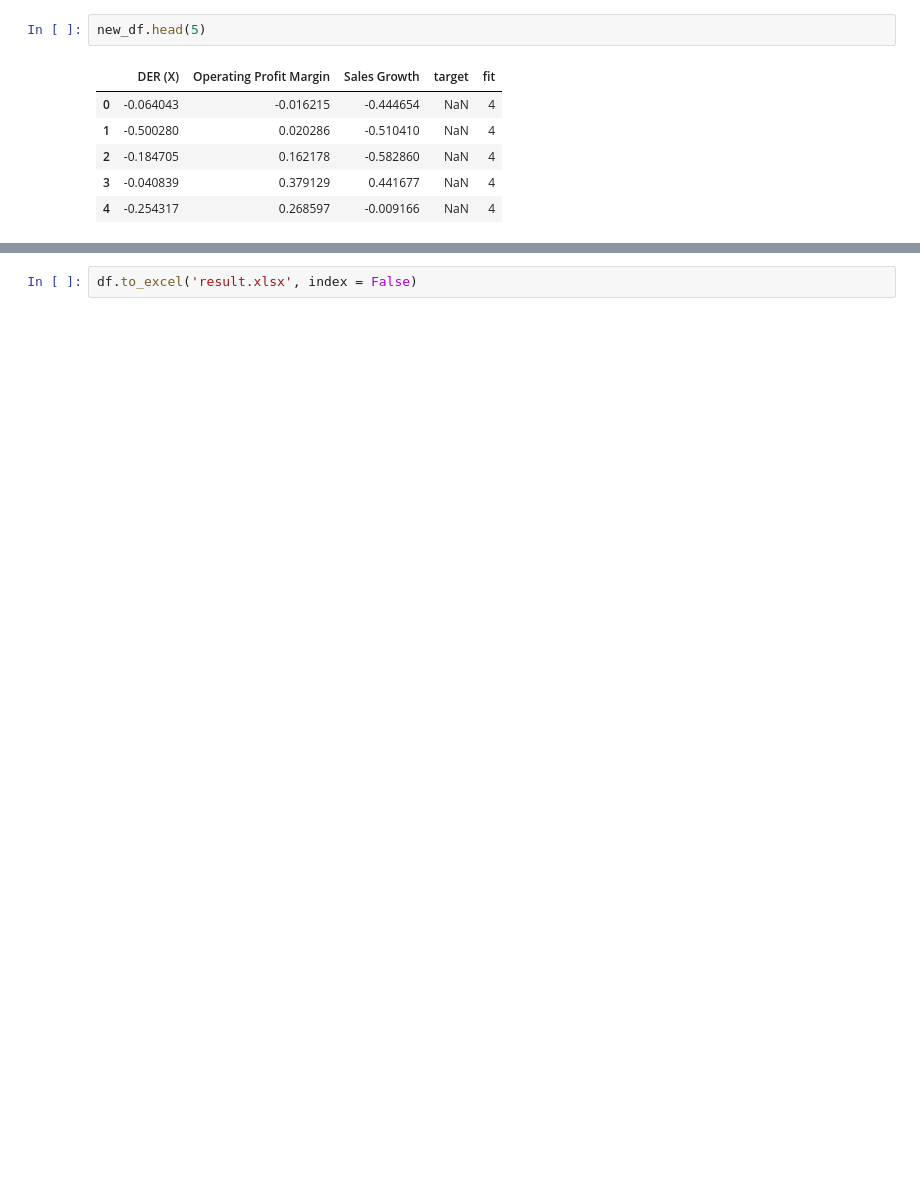
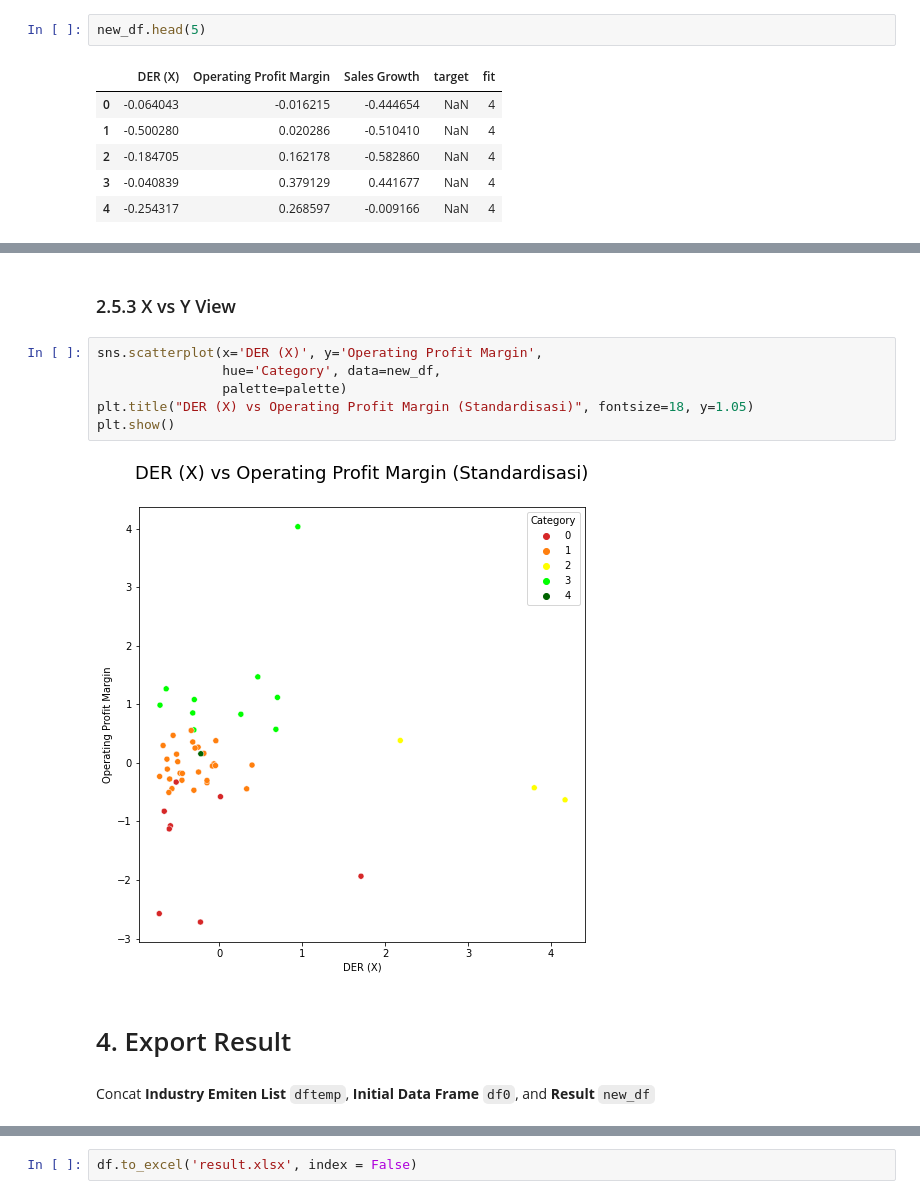
Before and after one commit to jheikal/Finance_DataScience-CLustering_Industries1, a Jupyter notebook: kmeans-3var.ipynb, the cells around one changed output, grey strips where cells are left out. Saved outputs shown, nothing was run; the diff lists cells and outputs as text; blank space fills up the shorter version.

```diff
--- a/kmeans-3var.ipynb
+++ b/kmeans-3var.ipynb
@@ -176 +200,15 @@ new_df.head(5)
+# %% [markdown]
+### 2.5.3 X vs Y View
+# %%
+sns.scatterplot(x='DER (X)', y='Operating Profit Margin',
+                hue='Category', data=new_df,
+                palette=palette)
+plt.title("DER (X) vs Operating Profit Margin (Standardisasi)", fontsize=18, y=1.05)
+plt.show()
+# %% [output]
+[figure, added]
+# %% [markdown]
+# 4. Export Result
+# %% [markdown]
+Concat <b>Industry Emiten List</b> `dftemp`, <b>Initial Data Frame</b> `df0`, and <b>Result</b> `new_df`
 # %%
```
Also changed, not shown: parts of 36 cells of this notebook.
